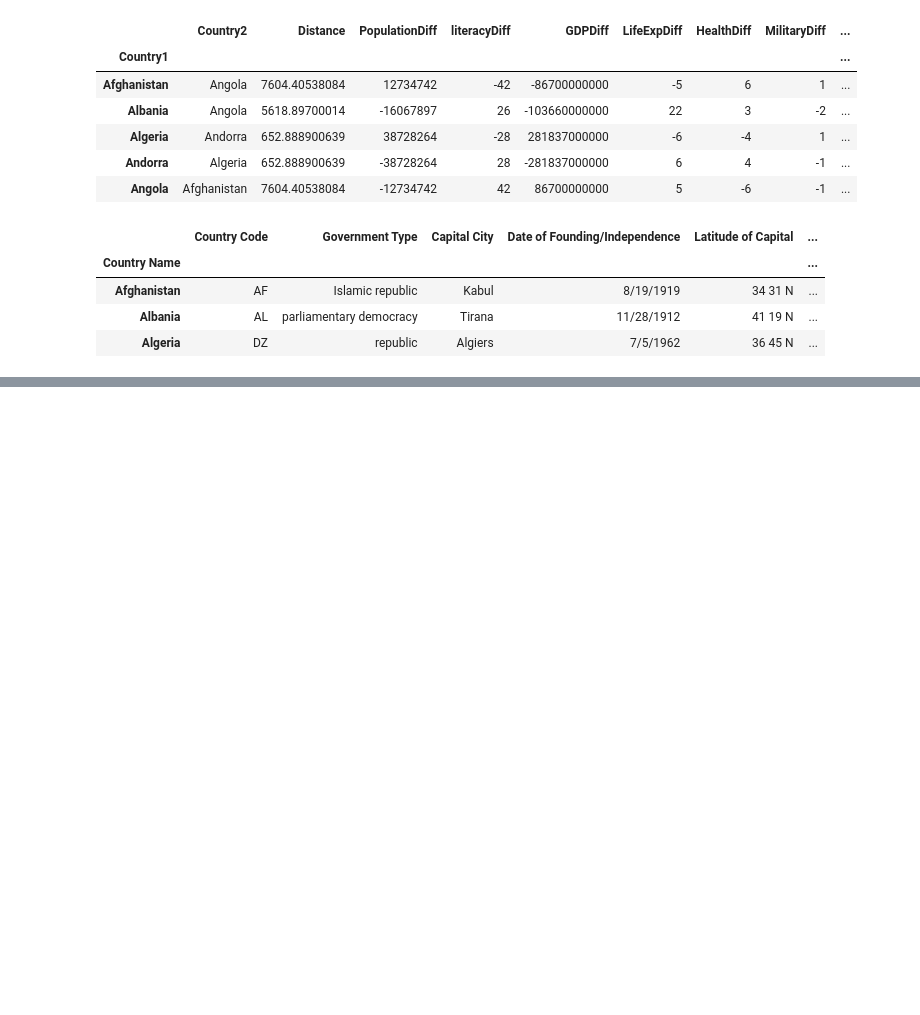
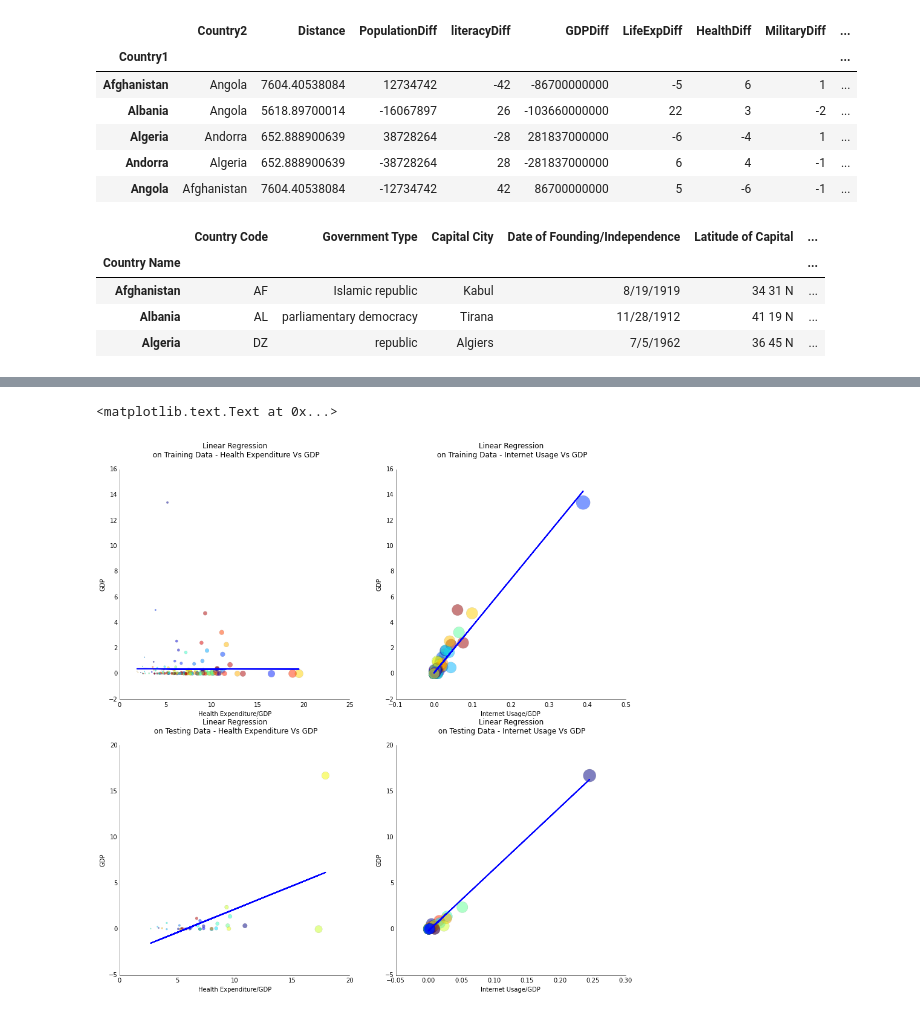
Before and after one commit to Sree-vathsan/ipython, a Jupyter notebook: practice.ipynb, the cells around one changed output, grey strips where cells are left out. Drawn from its saved outputs; the diff is of its cells as text; code cells hidden in the pictures; blank space fills up the shorter version.

```diff
--- a/practice.ipynb
+++ b/practice.ipynb
@@ -601,0 +627,52 @@ Name: Health Expenditure/GDP, Length: 160, dtype: float64
+# %%
+from sklearn import linear_model
+regr = linear_model.LinearRegression()
+regr1 = linear_model.LinearRegression()
+regr2 = linear_model.LinearRegression()
+
+fig3, axes = plt.subplots(2, 2, figsize=(15,15))
+
+colors = np.random.rand(len(health_train))
+area =  np.pi * (8 * health_train/20)**2
+health_train_reg = health_train.reshape((health_train.shape[0],-1))
+gdp_train_reg = gdp_train.reshape((gdp_train.shape[0],-1))
+regr1.fit(health_train_reg,gdp_train_reg)
+ppl.scatter(axes[0,0],health_train,gdp_train,s=area, c=colors, alpha=0.5)
+ppl.plot(axes[0,0],health_train_reg,regr1.predict(health_train_reg), color='blue',linewidth=2)
+axes[0,0].set_title("Linear Regression \n on Training Data - Health Expenditure Vs GDP\n")
+axes[0,0].set_ylabel('GDP')
+axes[0,0].set_xlabel('Health Expenditure/GDP')
+
+internet_train_reg = internet_train.reshape((internet_train.shape[0],-1))
+regr2.fit(internet_train_reg,gdp_train_reg)
+colors = np.random.rand(len(internet_train_reg))
+area =  np.pi * (8 * internet_train_reg+10)**2
+ppl.scatter(axes[0,1],internet_train,gdp_train,s=area, c=colors, alpha=0.5)
+ppl.plot(axes[0,1],internet_train_reg,regr2.predict(internet_train_reg), color='blue',linewidth=2)
+axes[0,1].set_title("Linear Regression \n on Training Data - Internet Usage Vs GDP\n")
+axes[0,1].set_ylabel('GDP')
+axes[0,1].set_xlabel('Internet Usage/GDP')
+
+colors = np.random.rand(len(health_test))
+area =  np.pi * (8 * health_test/20)**2
+health_test_reg = health_test.reshape((health_test.shape[0],-1))
+gdp_test_reg = gdp_test.reshape((gdp_test.shape[0],-1))
+regr.fit(health_test_reg,gdp_test_reg)
+ppl.scatter(axes[1,0],health_test,gdp_test,s=area, c=colors, alpha=0.5)
+ppl.plot(axes[1,0],health_test_reg,regr.predict(health_test_reg), color='blue',linewidth=2)
+axes[1,0].set_title("Linear Regression \n on Testing Data - Health Expenditure Vs GDP\n")
+axes[1,0].set_ylabel('GDP')
+axes[1,0].set_xlabel('Health Expenditure/GDP')
+
+internet_test_reg = internet_test.reshape((internet_test.shape[0],-1))
+regr.fit(internet_test_reg,gdp_test_reg)
+colors = np.random.rand(len(internet_test_reg))
+area =  np.pi * (8 * internet_test_reg+10)**2
+ppl.scatter(axes[1,1],internet_test,gdp_test,s=area, c=colors, alpha=0.5)
+ppl.plot(axes[1,1],internet_test_reg,regr.predict(internet_test_reg), color='blue',linewidth=2)
+axes[1,1].set_title("Linear Regression \n on Testing Data - Internet Usage Vs GDP\n")
+axes[1,1].set_ylabel('GDP')
+axes[1,1].set_xlabel('Internet Usage/GDP')
+# %% [output]
+<matplotlib.text.Text at 0x...>
+[figure, added]
```
Also changed, not shown: parts of 11 cells of this notebook.
